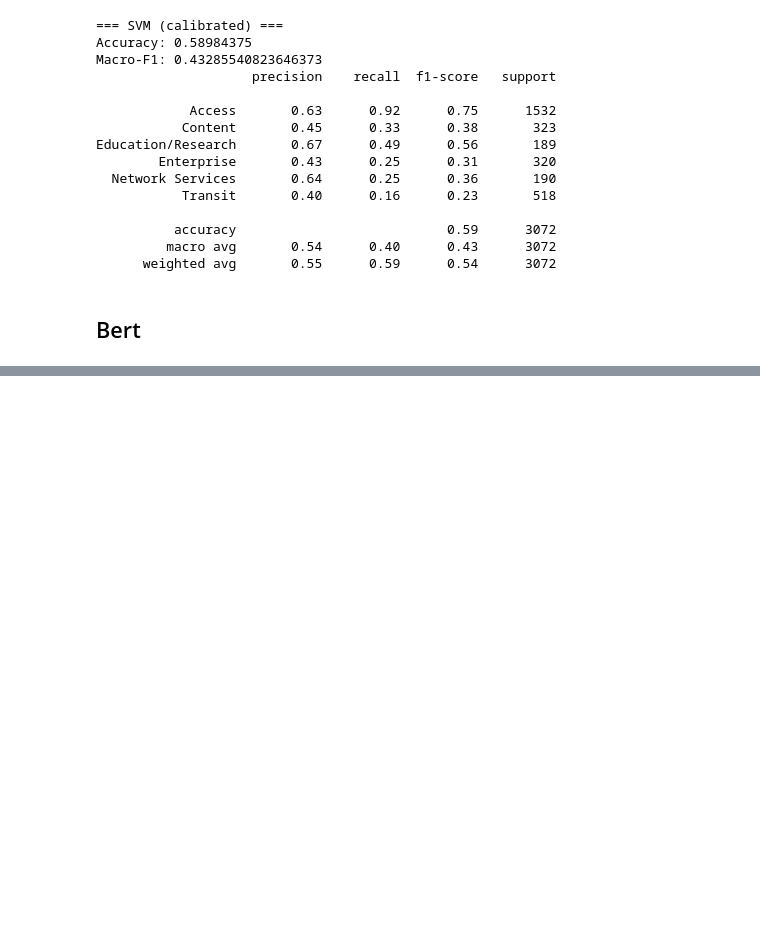
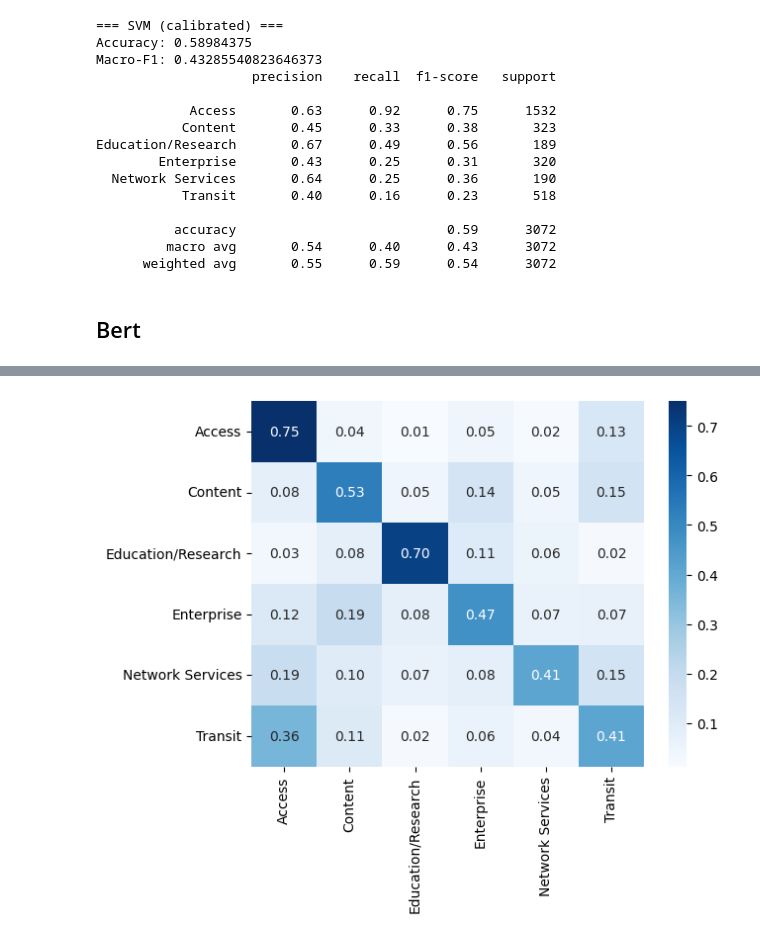
Before and after one commit to JohannesHartUniKassel/asn-classifier, a Jupyter notebook: notebooks/classificator/text_classification.ipynb, the cells around one changed output, grey strips where cells are left out. Cells and saved outputs as stored; diff of their text form; code cells hidden in the pictures; blank space fills up the shorter version.

```diff
--- a/notebooks/classificator/text_classification.ipynb
+++ b/notebooks/classificator/text_classification.ipynb
@@ -1362,0 +1206,3 @@ print({
+# %%
+as_rank_df = pd.read_csv('/workspaces/pytorch-gpu-2/preprocessing/data/asrank/as_rank_df.csv')
+as_rank_df.head()
@@ -1362,0 +1241,3 @@ print({
+# %%
+ipinfo_df = pd.read_csv('../../preprocessing/data/ipinfo_domains/ipinfo_domains.csv')
+ipinfo_df.head()
@@ -1362,0 +1251,11 @@ print({
+# %%
+peering_df_joined_with_asrank_and_domains = pd.merge(
+    peering_df_joined_with_asrank,
+    ipinfo_df,
+    left_on='asn',
+    right_on='ASN',
+    how='left'
+)
+peering_df_joined_with_asrank_and_domains['domains'].fillna(peering_df_joined_with_asrank_and_domains['domains'].median(), inplace=True)
+peering_df_joined_with_asrank_and_domains.drop(columns=['ASN'], inplace=True)
+peering_df_joined_with_asrank_and_domains.head()
@@ -1362,0 +1385,10 @@ print({
+# %%
+peering_df_joined_with_asrank_and_domains_and_geoloc = pd.merge(
+    peering_df_joined_with_asrank_and_domains,
+    ch_df,
+    left_on='asn',
+    right_on='asn',
+    how='left'
+)
+peering_df_joined_with_asrank_and_domains_and_geoloc['org_name'] = peering_df_joined_with_asrank_and_domains_and_geoloc['org_name'].fillna('unknown').str.lower()
+peering_df_joined_with_asrank_and_domains_and_geoloc.columns.tolist()
@@ -1362,0 +2188,9 @@ print({
+# %%
+from sklearn.metrics import confusion_matrix
+import seaborn as sns, matplotlib.pyplot as plt
+cm = confusion_matrix(y_te, y_pred, normalize="true")
+sns.heatmap(cm, annot=True, fmt=".2f", cmap="Blues",
+            xticklabels=label_names, yticklabels=label_names)
+plt.show()
+# %% [output]
+[figure, added]
```
Also changed, not shown: parts of 29 cells of this notebook, 3 other files.
